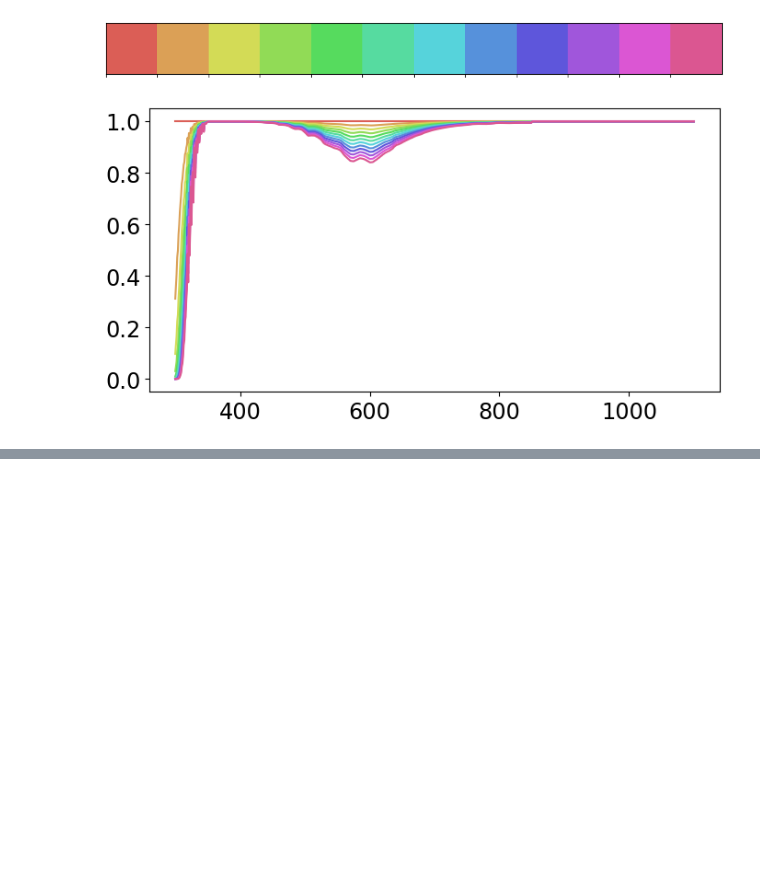
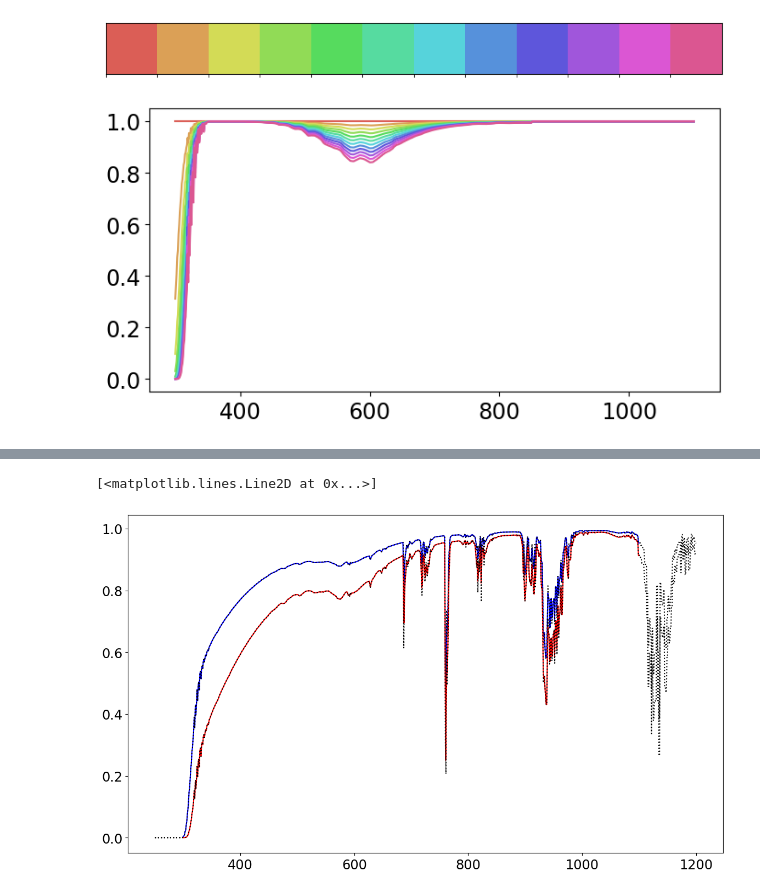
Before and after one commit to sylvielsstfr/AtmEmulator, a Jupyter notebook: SimpleEmulator/SimpleAtmosphericEmulator.ipynb, the cells around one changed output, grey strips where cells are left out. Drawn from its saved outputs; the diff is of its cells as text; code cells hidden in the pictures; blank space fills up the shorter version.

```diff
--- a/SimpleEmulator/SimpleAtmosphericEmulator.ipynb
+++ b/SimpleEmulator/SimpleAtmosphericEmulator.ipynb
@@ -153,6 +160,27 @@ class SimpleAtmEmulator:
     def GetOZabsTransparencyArray(self,wl,am,oz):
         pts = [ np.array([the_wl,am,oz])   for the_wl in wl]
         return self.func_OZabs_train(pts)
+
+    def GetAllTransparencies(self,wl,am,pwv,oz,flagRayleigh=True,flagO2abs=True,flagPWVabs=True,flagOZabs=True):
+
+        if flagRayleigh:
+            pts = [ np.array([the_wl,am]) for the_wl in wl]
+            transm = self.func_rayleigh_train(pts)
+        else:
+            transm = np.ones(len(wl))
+
+        if flagO2abs:
+            transm *= self.GetO2absTransparencyArray(wl,am)
+
+        if flagPWVabs:
+            transm *= self.GetPWVabsTransparencyArray(wl,am,pwv)
+
+        if flagOZabs:
+            transm *= self.GetOZabsTransparencyArray(wl,am,oz)
+
+
+
+        return transm
 # %%
 AIRMASSMIN=1.0
 AIRMASSMAX=2.6
@@ -221,3 +249,19 @@ for idx,oz in enumerate(ozs):
     plt.plot(WL,transm,color=hls_colors[idx])
 # %% [output]
 [figure]
+# %%
+am0 = 1.0
+pwv0 = 5.0
+oz0 = 500.
+
+transm1 = emul.GetAllTransparencies(WL,am0,pwv0,oz0,flagRayleigh=True)
+path,thefile = libsimulateVisible.ProcessSimulation(am0,pwv0,oz0,0,prof_str='us',proc_str='sa',cloudext=0.0, FLAG_VERBOSE=False)
+data1 = np.loadtxt(os.path.join(path,thefile))
+
+am1 = 2.0
+pwv1 = 5.0
+oz1 = 500.
+
+transm2 = emul.GetAllTransparencies(WL,am1,pwv1,oz1,flagRayleigh=True)
+path,thefile = libsimulateVisible.ProcessSimulation(am1,pwv1,oz1,0,prof_str='us',proc_str='sa',cloudext=0.0, FLAG_VERBOSE=False)
+data2 = np.loadtxt(os.path.join(path,thefile))
@@ -223,0 +286,9 @@ for idx,oz in enumerate(ozs):
+# %%
+plt.figure(figsize=(14,8))
+plt.plot(WL,transm1,'b-')
+plt.plot(data1[:,0],data1[:,1],'k:')
+plt.plot(WL,transm2,'r-')
+plt.plot(data2[:,0],data2[:,1],'k:')
+# %% [output]
+[<matplotlib.lines.Line2D at 0x...>]
+[figure, added]
```
Also changed, not shown: parts of 3 cells of this notebook.
